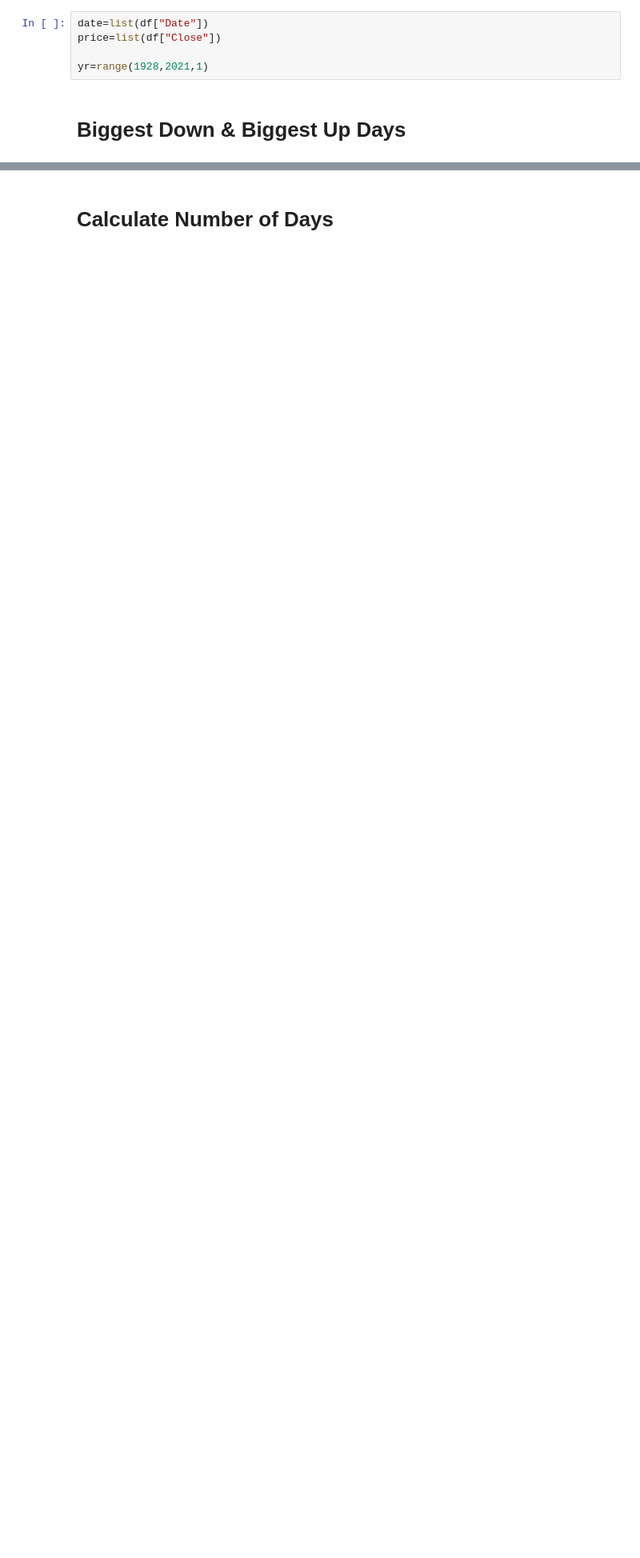
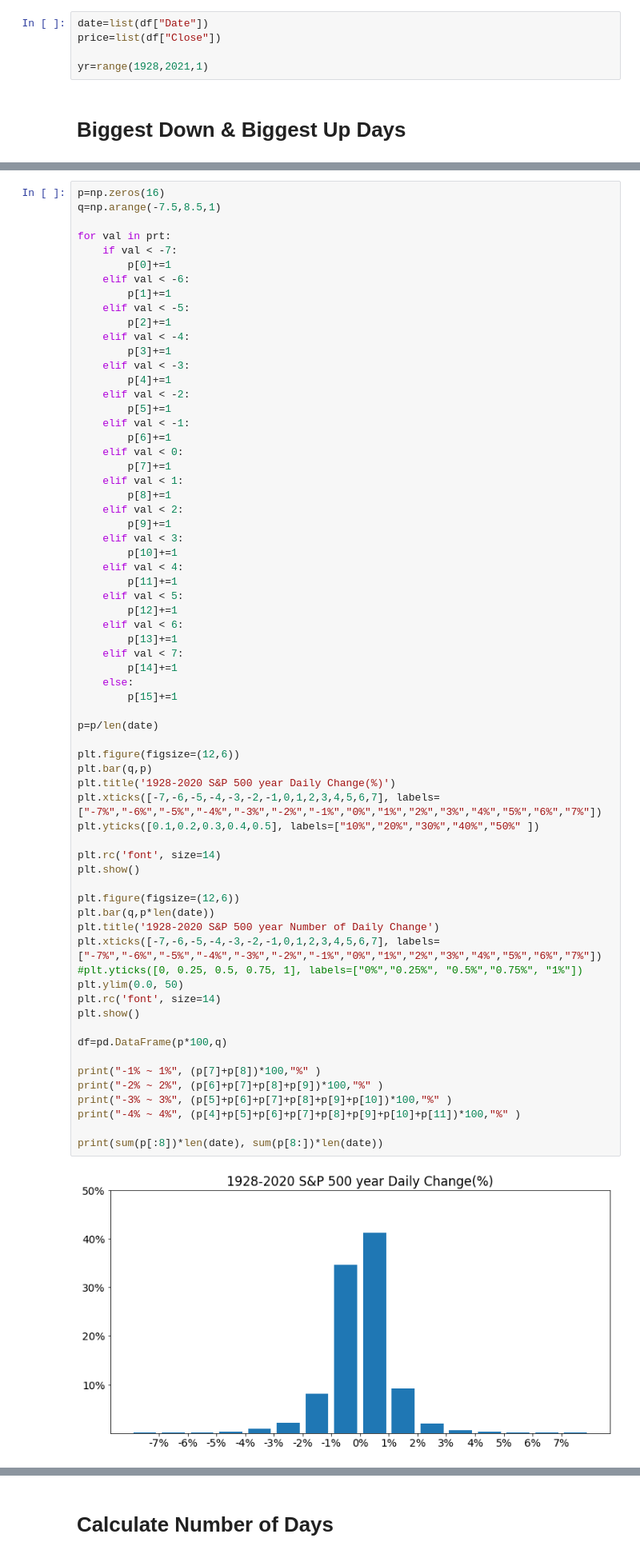
Before and after one commit to jglee087/StockMarket, a Jupyter notebook: SnP500DailyData_1928-2020.ipynb, the cells around one changed output, grey strips where cells are left out. Shown: that part at 80% size. Drawn from its saved outputs; the diff is of its cells as text; blank space fills up the shorter version.

```diff
--- a/SnP500DailyData_1928-2020.ipynb
+++ b/SnP500DailyData_1928-2020.ipynb
@@ -25,0 +28,68 @@ up=pd.DataFrame(s2[0:20])
+# %%
+p=np.zeros(16)
+q=np.arange(-7.5,8.5,1)
+
+for val in prt:
+    if val < -7:
+        p[0]+=1
+    elif val < -6:
+        p[1]+=1
+    elif val < -5:
+        p[2]+=1
+    elif val < -4:
+        p[3]+=1
+    elif val < -3:
+        p[4]+=1
+    elif val < -2:
+        p[5]+=1
+    elif val < -1:
+        p[6]+=1
+    elif val < 0:
+        p[7]+=1
+    elif val < 1:
+        p[8]+=1
+    elif val < 2:
+        p[9]+=1
+    elif val < 3:
+        p[10]+=1
+    elif val < 4:
+        p[11]+=1
+    elif val < 5:
+        p[12]+=1
+    elif val < 6:
+        p[13]+=1
+    elif val < 7:
+        p[14]+=1
+    else:
+        p[15]+=1
+
+p=p/len(date)
+
+plt.figure(figsize=(12,6))
+plt.bar(q,p)
+plt.title('1928-2020 S&P 500 year Daily Change(%)')
+plt.xticks([-7,-6,-5,-4,-3,-2,-1,0,1,2,3,4,5,6,7], labels=["-7%","-6%","-5%","-4%","-3%","-2%","-1%","0%","1%","2%","3%","4%","5%","6%","7%"])
+plt.yticks([0.1,0.2,0.3,0.4,0.5], labels=["10%","20%","30%","40%","50%" ])
+
+plt.rc('font', size=14)
+plt.show()
+
+plt.figure(figsize=(12,6))
+plt.bar(q,p*len(date))
+plt.title('1928-2020 S&P 500 year Number of Daily Change')
+plt.xticks([-7,-6,-5,-4,-3,-2,-1,0,1,2,3,4,5,6,7], labels=["-7%","-6%","-5%","-4%","-3%","-2%","-1%","0%","1%","2%","3%","4%","5%","6%","7%"])
+#plt.yticks([0, 0.25, 0.5, 0.75, 1], labels=["0%","0.25%", "0.5%","0.75%", "1%"])
+plt.ylim(0.0, 50)
+plt.rc('font', size=14)
+plt.show()
+
+df=pd.DataFrame(p*100,q)
+
+print("-1% ~ 1%", (p[7]+p[8])*100,"%" )
+print("-2% ~ 2%", (p[6]+p[7]+p[8]+p[9])*100,"%" )
+print("-3% ~ 3%", (p[5]+p[6]+p[7]+p[8]+p[9]+p[10])*100,"%" )
+print("-4% ~ 4%", (p[4]+p[5]+p[6]+p[7]+p[8]+p[9]+p[10]+p[11])*100,"%" )
+
+print(sum(p[:8])*len(date), sum(p[8:])*len(date))
+# %% [output]
+[figure, added]
```
Also changed, not shown: parts of 15 cells of this notebook, 1 other file.
